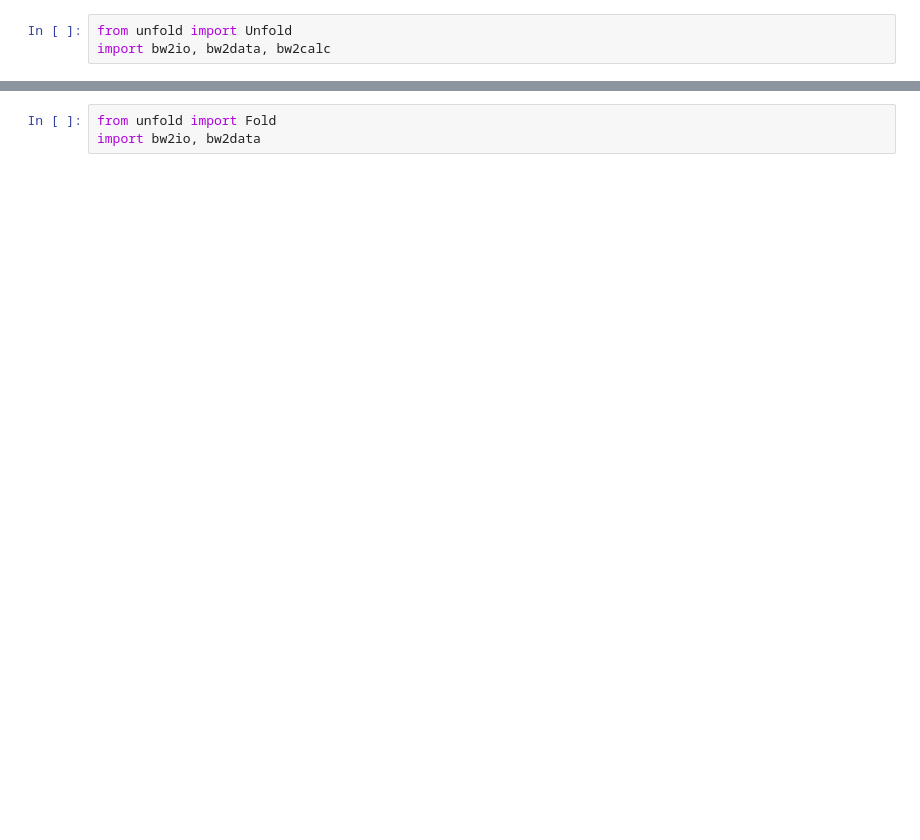
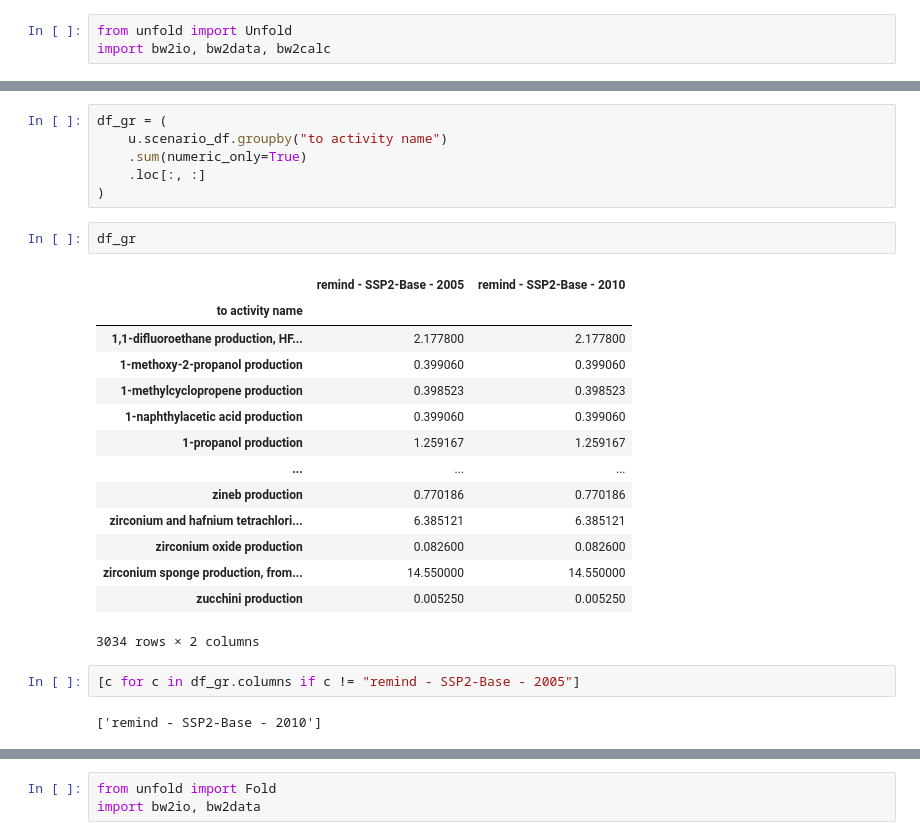
Before and after one commit to polca/unfold, a Jupyter notebook: dev/unfold_test.ipynb, the cells around one changed output, grey strips where cells are left out. Cells and saved outputs as stored; diff of their text form; blank space fills up the shorter version.

```diff
--- a/dev/unfold_test.ipynb
+++ b/dev/unfold_test.ipynb
@@ -73,0 +54,27 @@ Created database: ecoinvent_remind_SSP2-NPi_2010
+# %%
+df_gr = (
+    u.scenario_df.groupby("to activity name")
+    .sum(numeric_only=True)
+    .loc[:, :]
+)
+# %%
+df_gr
+# %% [output]
+|  | remind - SSP2-Base - 2005 | remind - SSP2-Base - 2010 |
+| to activity name |  |  |
+| 1,1-difluoroethane production, HF... | 2.177800 | 2.177800 |
+| 1-methoxy-2-propanol production | 0.399060 | 0.399060 |
+| 1-methylcyclopropene production | 0.398523 | 0.398523 |
+| 1-naphthylacetic acid production | 0.399060 | 0.399060 |
+| 1-propanol production | 1.259167 | 1.259167 |
+| ... | ... | ... |
+| zineb production | 0.770186 | 0.770186 |
+| zirconium and hafnium tetrachlori... | 6.385121 | 6.385121 |
+| zirconium oxide production | 0.082600 | 0.082600 |
+| zirconium sponge production, from... | 14.550000 | 14.550000 |
+| zucchini production | 0.005250 | 0.005250 |
+3034 rows × 2 columns
+# %%
+[c for c in df_gr.columns if c != "remind - SSP2-Base - 2005"]
+# %% [output]
+['remind - SSP2-Base - 2010']
```
Also changed, not shown: parts of 12 cells of this notebook, 2 other files.
